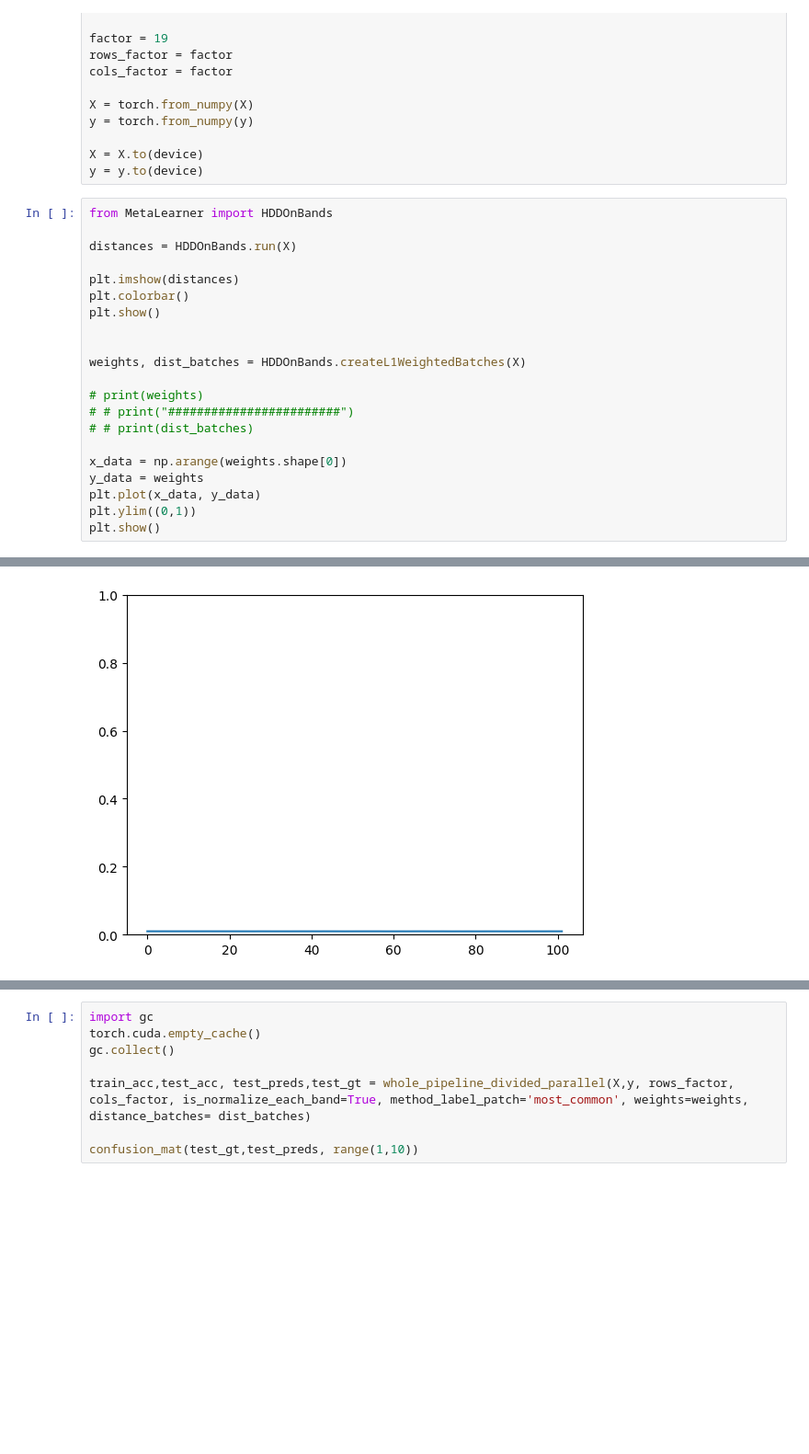
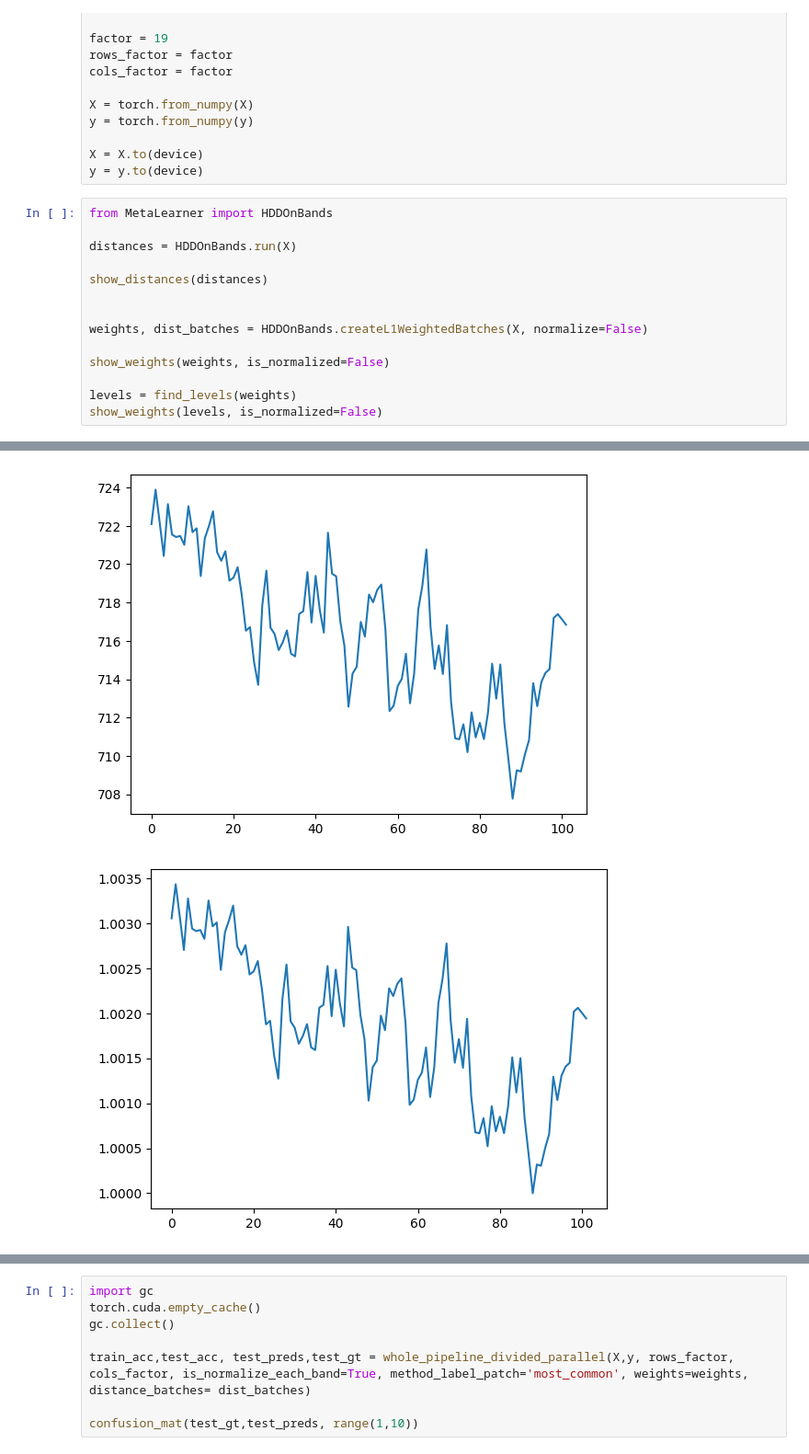
Before and after one commit to amirbourvine/YA-WEI-SEM-6, a Jupyter notebook: notebooks/paviaBasicExperiments.ipynb, the cells around one changed output, grey strips where cells are left out. Shown at 92% size. Cells and saved outputs as stored; diff of their text form; blank space fills up the shorter version.

```diff
--- a/notebooks/paviaBasicExperiments.ipynb
+++ b/notebooks/paviaBasicExperiments.ipynb
@@ -46,27 +47,21 @@ y = y.to(device)
 # %%
 from MetaLearner import HDDOnBands
 
 distances = HDDOnBands.run(X)
 
-plt.imshow(distances)
-plt.colorbar()
-plt.show()
+show_distances(distances)
 
 
-weights, dist_batches = HDDOnBands.createL1WeightedBatches(X)
+weights, dist_batches = HDDOnBands.createL1WeightedBatches(X, normalize=False)
 
-# print(weights)
-# # print("########################")
-# # print(dist_batches)
+show_weights(weights, is_normalized=False)
 
-x_data = np.arange(weights.shape[0])
-y_data = weights
-plt.plot(x_data, y_data)
-plt.ylim((0,1))
-plt.show()
+levels = find_levels(weights)
+show_weights(levels, is_normalized=False)
 # %% [output]
 [figure]
-[figure, old version]
+[figure, new version]
+[figure, added]
 # %%
 # import gc
 # torch.cuda.empty_cache()
```
Also changed, not shown: parts of 2 cells of this notebook, 2 other files.
